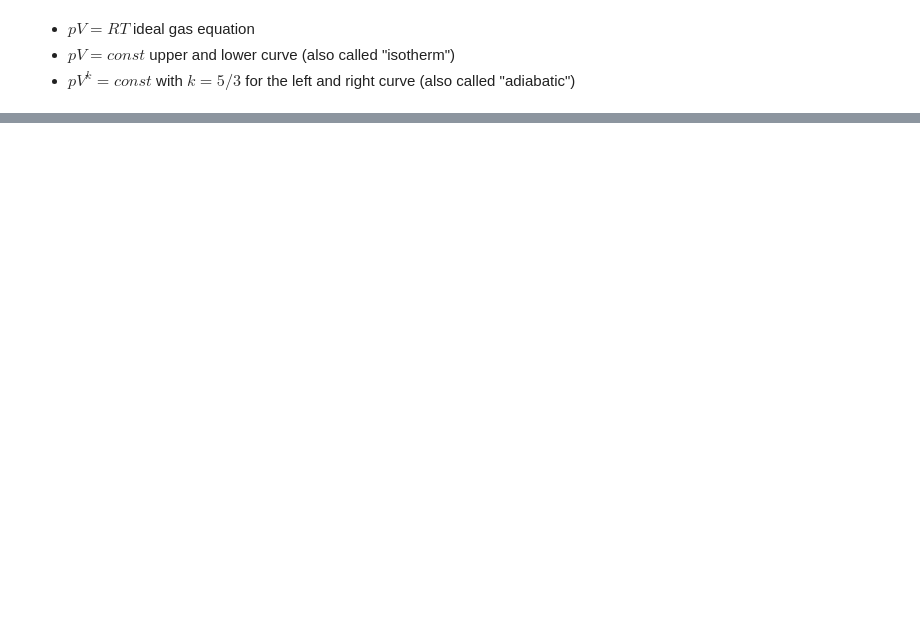
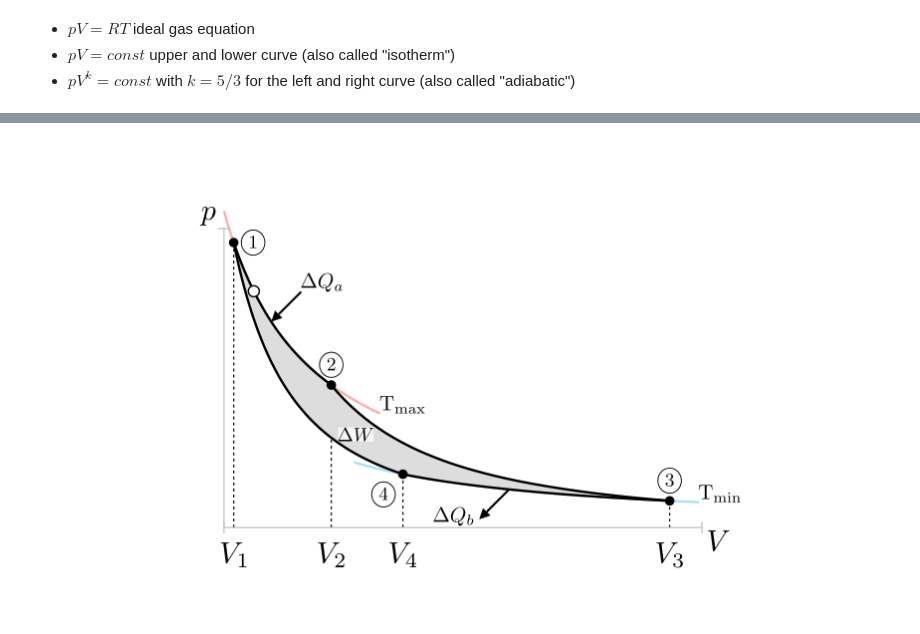
Before and after one commit to kolibril13/flyingframes, a Jupyter notebook: docs/source/carnot.ipynb, the cells around one changed output, grey strips where cells are left out. Saved outputs shown, nothing was run; the diff lists cells and outputs as text; code cells hidden in the pictures; blank space fills up the shorter version.

Commit message:
added carnot and gif

```diff
--- a/docs/source/carnot.ipynb
+++ b/docs/source/carnot.ipynb
@@ -189,0 +236,16 @@ class Example(Scene):
+# %%
+carnot_graph= VGroup(ax,lines, dots,nums,background_strokes,downstrokes,down_labels,heat_annotation,bg_grey)
+# %%
+%%manim $param
+
+sourunding_dot = Dot().scale(1.3).set_fill(color=BLACK).set_z_index(-1)
+innerdot = Dot().set_color(WHITE).scale(1)
+moving_dot = VGroup(sourunding_dot, innerdot)
+moving_dot.move_to(isotherm12_graph.point_from_proportion(0.3))
+
+class Example(Scene):
+    def construct(self):
+        self.add(carnot_graph)
+        self.add(moving_dot)
+# %% [output]
+[figure, added]
```
Also changed, not shown: parts of 23 cells of this notebook, 1 other file.
